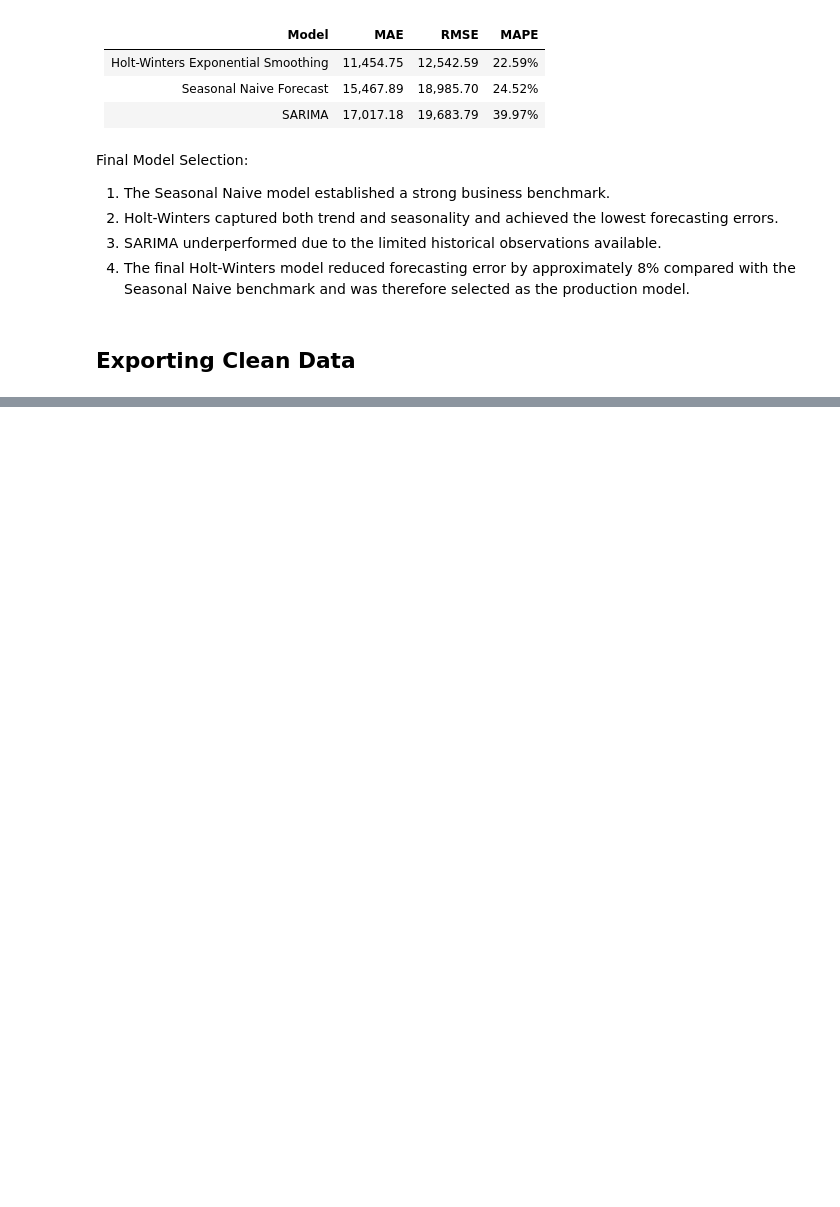
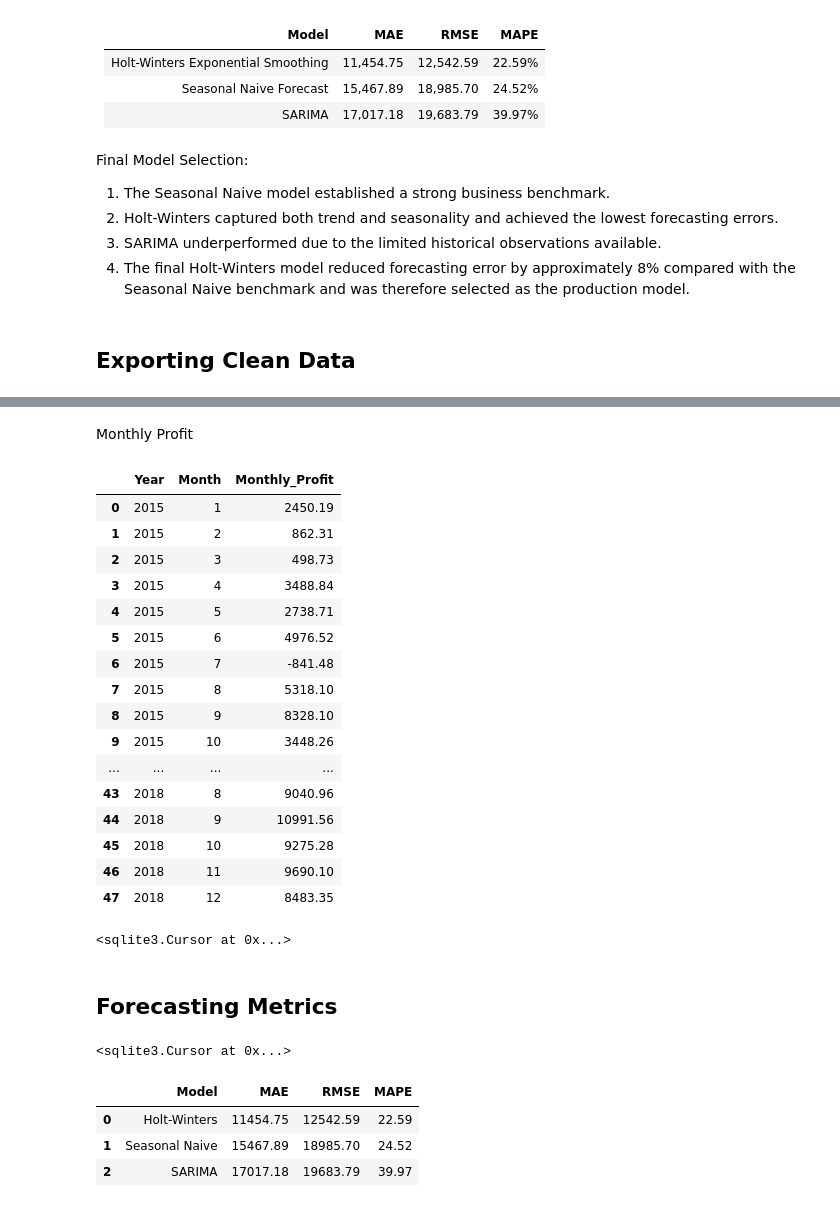
Before and after one commit to AmirhosseinAshrafi99/Sales-Forecasting-Analysis, a Jupyter notebook: notebooks/sales_forecasting_analysis.ipynb, the cells around one changed output, grey strips where cells are left out. Drawn from its saved outputs; the diff is of its cells as text; code cells hidden in the pictures; blank space fills up the shorter version.

Commit message:
Add forecasting models, evaluation metrics, and SQL analytics

```diff
--- a/notebooks/sales_forecasting_analysis.ipynb
+++ b/notebooks/sales_forecasting_analysis.ipynb
@@ -1094,0 +1372,49 @@ df.to_csv(
+# %% [markdown]
+Monthly Profit
+# %%
+query = """
+SELECT
+Year,
+Month,
+ROUND(SUM(Profit),2) AS Monthly_Profit
+FROM superstore
+GROUP BY Year, Month
+ORDER BY Year, Month;
+"""
+
+pd.read_sql(query, conn)
+# %% [output]
+|  | Year | Month | Monthly_Profit |
+| 0 | 2015 | 1 | 2450.19 |
+| 1 | 2015 | 2 | 862.31 |
+| 2 | 2015 | 3 | 498.73 |
+| 3 | 2015 | 4 | 3488.84 |
+| 4 | 2015 | 5 | 2738.71 |
+| 5 | 2015 | 6 | 4976.52 |
+| 6 | 2015 | 7 | -841.48 |
+| 7 | 2015 | 8 | 5318.10 |
+| 8 | 2015 | 9 | 8328.10 |
+| 9 | 2015 | 10 | 3448.26 |
+| ... | ... | ... | ... |
+| 43 | 2018 | 8 | 9040.96 |
+| 44 | 2018 | 9 | 10991.56 |
+| 45 | 2018 | 10 | 9275.28 |
+| 46 | 2018 | 11 | 9690.10 |
+| 47 | 2018 | 12 | 8483.35 |
+# %%
+conn.execute("DROP TABLE IF EXISTS model_metrics")
+# %% [output]
+<sqlite3.Cursor at 0x...>
+# %% [markdown]
+## Forecasting Metrics
+# %%
+conn.execute("""
+CREATE TABLE model_metrics (
+    Model TEXT,
+    MAE REAL,
+    RMSE REAL,
+    MAPE REAL
+)
+""")
+# %% [output]
+<sqlite3.Cursor at 0x...>
@@ -1094,0 +1438,11 @@ df.to_csv(
+# %%
+pd.read_sql("""
+SELECT *
+FROM model_metrics
+ORDER BY MAPE
+""", conn)
+# %% [output]
+|  | Model | MAE | RMSE | MAPE |
+| 0 | Holt-Winters | 11454.75 | 12542.59 | 22.59 |
+| 1 | Seasonal Naive | 15467.89 | 18985.70 | 24.52 |
+| 2 | SARIMA | 17017.18 | 19683.79 | 39.97 |
```
Also changed, not shown: parts of 30 cells of this notebook, 4 other files.
